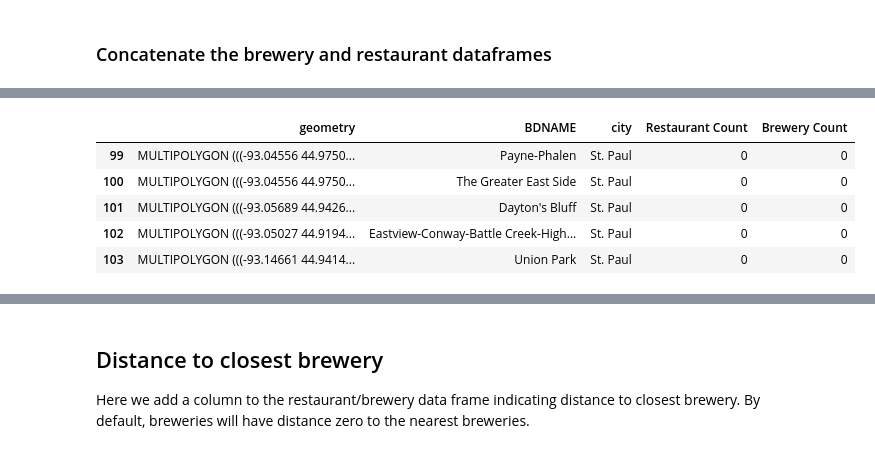
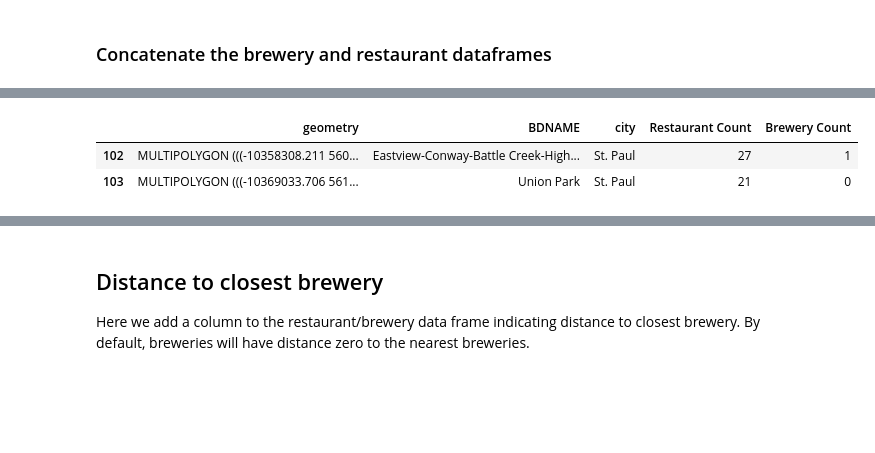
Before and after one commit to no50free/Twin_Cities_Cluster_Analysis, a Jupyter notebook: Capstone Cleaned.ipynb, the cells around one changed output, grey strips where cells are left out. Drawn from its saved outputs; the diff is of its cells as text; code cells hidden in the pictures; blank space fills up the shorter version.

```diff
--- a/Capstone Cleaned.ipynb
+++ b/Capstone Cleaned.ipynb
@@ -183,7 +222,7 @@ drop_columns = ['referralId', 'reasons.count', 'reasons.items', 'venue.location.
 # Define FourSquare credentials
 CLIENT_ID = 'JSN5MX1DKF5XI3CXVZADJMU5LZE5FMLT2COF00LRJDFMFWIK' # your Foursquare ID
 CLIENT_SECRET = 'ZST1WYPJCG2J2LGQGUER23BPAC1OMF1BKYC4WQKSSRD3WC1T' # your Foursquare Secret
-VERSION = '20200601' # Foursquare API version
+VERSION = '20200801' # Foursquare API version
 
 category = '50327c8591d4c4b30a586d5d' # Foursquare category for brewery
 radius = 3500 # in meters
@@ -193,11 +232,12 @@ LIMIT = 200
 df_brew =pd.DataFrame(columns=['venue.id', 'venue.name', 'venue.location.address',
        'venue.location.lat', 'venue.location.lng'])
 
-# Look at a 5 km radius area centered at each of the neighbhorhood lat/lon coordinates.
+# Look at area centered at each of the neighbhorhood lat/lon coordinates.
 # Do FourSquare API call for each neighborhood, locating breweries. Store results in df_brew.
 for j in range(0,len(nbhds)):
     lat=nbhds.loc[j,'Latitude']
     lon=nbhds.loc[j,'Longitude']
+    print('j is ',j,'. lat is ',lat,'. lon is ', lon)
     url='https://api.foursquare.com/v2/venues/explore?client_id={}&client_secret={}&v={}&ll={},{}&categoryId={}&radius={}&limit={}'\
         .format(CLIENT_ID, CLIENT_SECRET, VERSION, lat, lon, category, radius, LIMIT)
     results=requests.get(url).json()
@@ -294 +356,4 @@ df_food.head()
+# %%
+df_brew=df_brew[df_brew['venue.location.lat']<46]
+df_food=df_food[df_food['venue.location.lat']<46]
 # %%
@@ -346,8 +413,8 @@ stp_geo['city']=pd.Series(['St. Paul']*len(stp_geo))
 
 # Combine to twin cities neighborhoods
 tc_geo=pd.concat([mpls_nbhd_geo, stp_geo]).drop_duplicates().reset_index(drop=True)
-tc_geo.to_crs(epsg=3310,inplace=True) # Use projected coordinate system to compute distances.
+tc_geo.to_crs(epsg=3857,inplace=True) # Use projected coordinate system to compute distances.
 print(tc_geo.shape)
-tc_geo.head()
+#tc_geo.head()
 # %% [output]
 (104, 3)
@@ -363,7 +424,8 @@ df_brew_geo = gpd.GeoDataFrame(df_brew,
                                geometry=gpd.points_from_xy(df_brew['venue.location.lng'],
                                                            df_brew['venue.location.lat']),
                               crs={'init':'epsg:4326'}) # Projects lat/long coords so that distance can be computed
-df_brew_geo.to_crs(epsg=3310,inplace=True)
+# epsg=3857 is Mercator projection
+df_brew_geo.to_crs(epsg=3857,inplace=True)
 #df_brew_geo.reset_index(inplace=True)
 
 # Turn df_food into geodataframe
@@ -371,39 +433,36 @@ df_food_geo = gpd.GeoDataFrame(df_food,
                                geometry=gpd.points_from_xy(df_food['venue.location.lng'],
                                                            df_food['venue.location.lat']),
                               crs={'init':'epsg:4326'})
-df_food_geo.to_crs(epsg=3310,inplace=True)
+df_food_geo.to_crs(epsg=3857,inplace=True)
 
 df_food_geo['neighborhood']=pd.Series(np.zeros(len(df_food)))
 df_brew_geo['neighborhood']=pd.Series(np.zeros(len(df_brew)))
 
 brewery_count=[]
 food_count=[]
 for j in range(0,len(tc_geo)):
     nbhd = tc_geo.loc[j,'BDNAME']  # nbhd is jth neighborhood name, string
     nbhd_geo = tc_geo[tc_geo['BDNAME'] == nbhd]  # nbhd_geo is jth row
     nbhd_geo.reset_index(drop=True, inplace=True)  # reset index of dataframe
     brew_mask = df_brew_geo['geometry'].within(nbhd_geo.loc[0,'geometry'])  # Boolean mask of breweries in nbhd.
     food_mask = df_food_geo['geometry'].within(nbhd_geo.loc[0,'geometry'])  # Boolean mask of restaurants in nbhd.
 
     # Add neighborhood columns to df_food
     df_food_geo['neighborhood'].mask(food_mask, other=nbhd, inplace=True)
     food_count.append(sum(food_mask))  # create list of brewery counts per neighborhood.
 
     # Add neighborhood column to df_brew.
     df_brew_geo['neighborhood'].mask(brew_mask, other=nbhd, inplace=True)
     brewery_count.append(sum(brew_mask))  # create list of brewery counts per neighborhood.
 
 
 # Add column to tc_geo
 tc_geo['Restaurant Count'] = pd.Series(food_count) # add brewery count column
 
 # Add column to tc_geo
 tc_geo['Brewery Count'] = pd.Series(brewery_count) # add brewery count column
-tc_geo.tail()
+tc_geo.tail(2)
 # %% [output]
 |  | geometry | BDNAME | city | Restaurant Count | Brewery Count |
-| 99 | MULTIPOLYGON (((-93.04556 44.9750... | Payne-Phalen | St. Paul | 0 | 0 |
-| 100 | MULTIPOLYGON (((-93.04556 44.9750... | The Greater East Side | St. Paul | 0 | 0 |
-| 101 | MULTIPOLYGON (((-93.05689 44.9426... | Dayton's Bluff | St. Paul | 0 | 0 |
-| 102 | MULTIPOLYGON (((-93.05027 44.9194... | Eastview-Conway-Battle Creek-High... | St. Paul | 0 | 0 |
-| 103 | MULTIPOLYGON (((-93.14661 44.9414... | Union Park | St. Paul | 0 | 0 |
+| 102 | MULTIPOLYGON (((-10358308.211 560... | Eastview-Conway-Battle Creek-High... | St. Paul | 27 | 1 |
+| 103 | MULTIPOLYGON (((-10369033.706 561... | Union Park | St. Paul | 21 | 0 |
```
Also changed, not shown: parts of 31 cells of this notebook.
